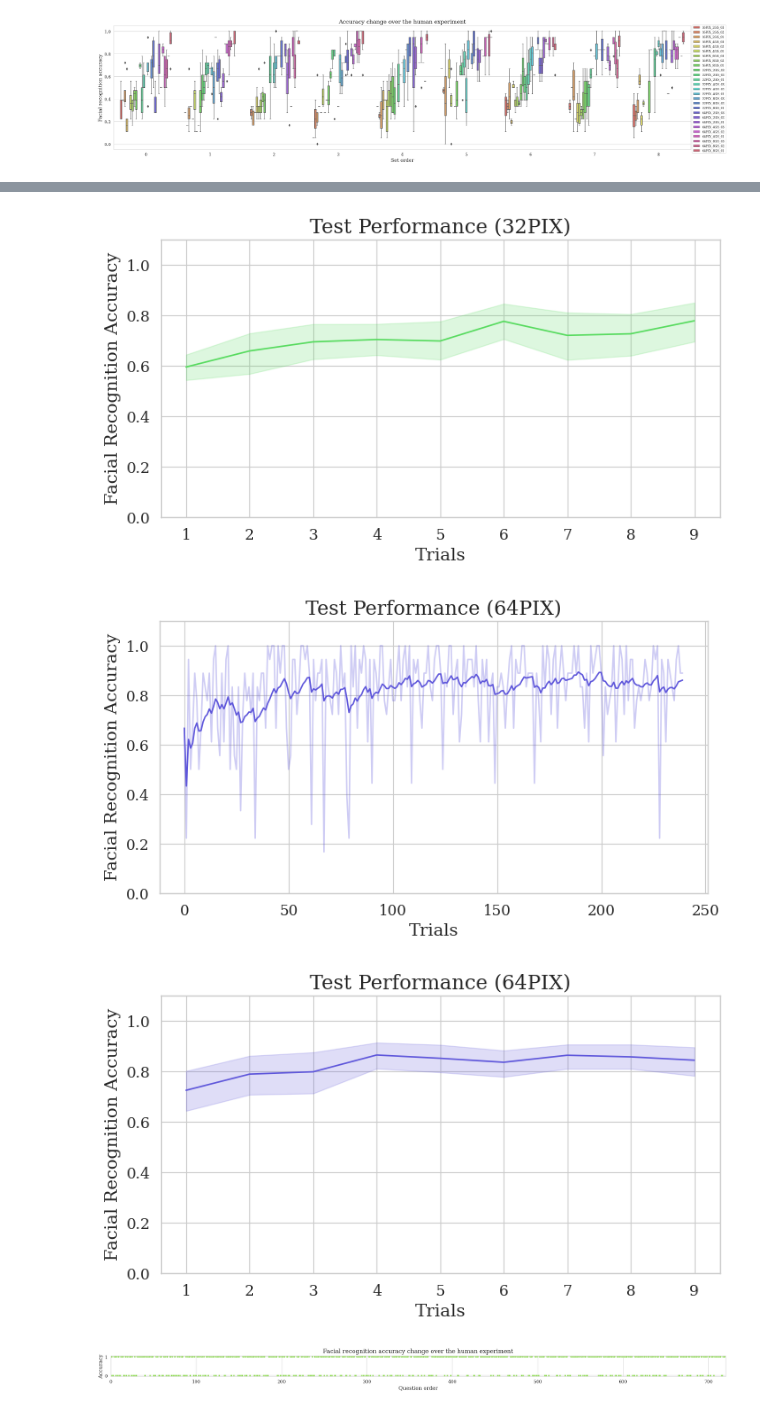
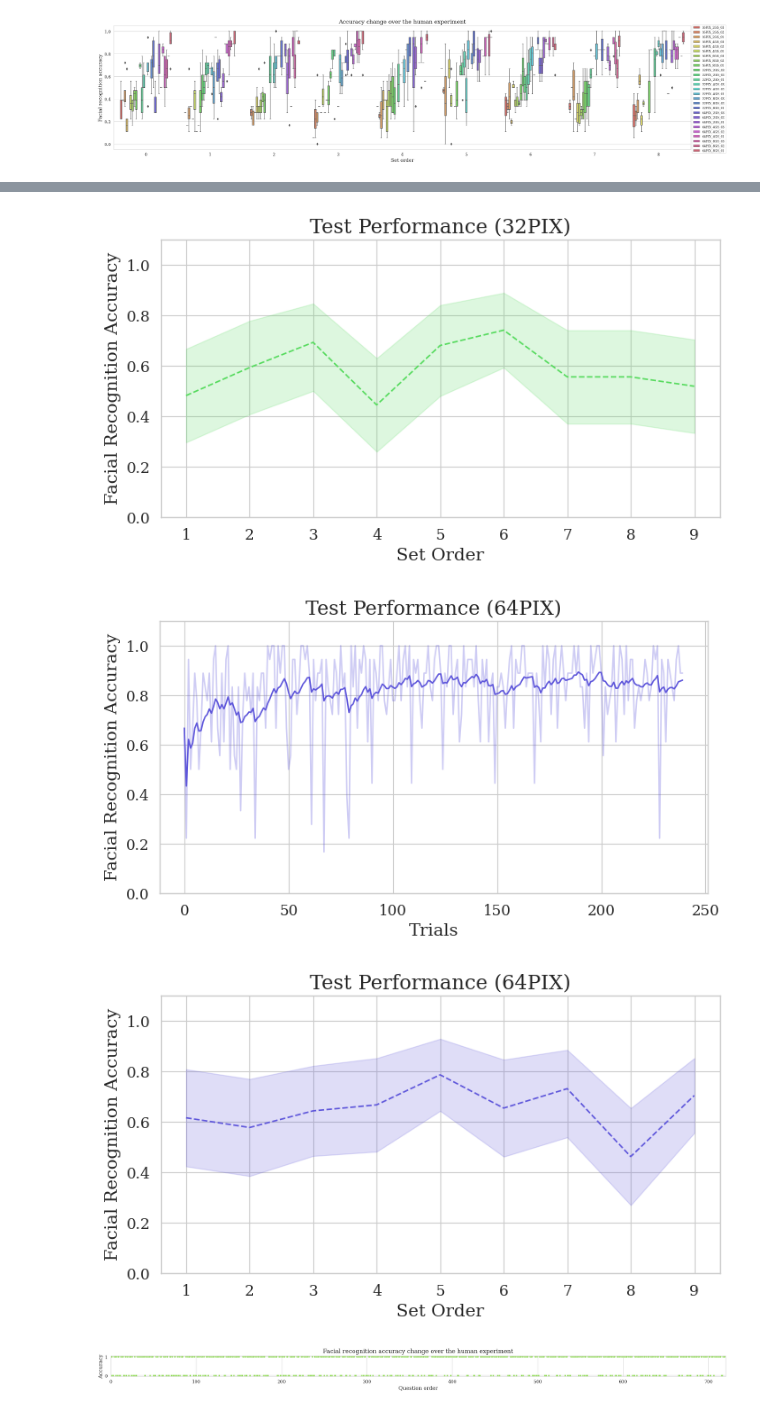
Before and after one commit to namin-an/BionicEye, a Jupyter notebook: Notebooks/Visualization.ipynb, the cells around one changed output, grey strips where cells are left out. Drawn from its saved outputs; the diff is of its cells as text; code cells hidden in the pictures.

```diff
--- a/Notebooks/Visualization.ipynb
+++ b/Notebooks/Visualization.ipynb
@@ -181,11 +200,3 @@ processed_human_df_T
 720 rows × 28 columns
 # %% [markdown]
 ### Model Results
-# %%
-self.model.eval()
-with torch.no_grad():
-    for i, (images, labels) in tqdm(enumerate(self.valid_loader), leave=False):
-        images, labels = images.to(self.device), labels.to(self.device)
-        pred_probs_full = self.model(images)
-        loss = self.loss_fn(pred_probs_full, labels)
-        _, pred_labels = torch.max(pred_probs_full, dim=-1)
@@ -246,9 +305,15 @@ plt.show()
 # %% [output]
 [figure]
 # %%
-sel_df = processed_human_df_T[sel_ppl]
+sel_df = hum_mod_df[sel_ppl + sel_mod]
+sel_df = sel_df.astype(float)
 corr = sel_df.corr()
 
+sns.set_context("paper", rc={"axes.titlesize":14,"axes.labelsize":9, "xtick.labelsize":9, "ytick.labelsize":9})
+
 sns.heatmap(corr, vmin=0.0, vmax=1.0, cmap=sns.color_palette('Spectral_r', as_cmap=True))
+plt.title('Correlation of Performances in Image-Level')
+plt.xlabel('Human subjects (H1-H18) and Model variations (M1-M18)')
+plt.ylabel('Human subjects (H1-H18) and Model variations (M1-M18)')
 plt.show()
 # %% [output]
@@ -256,9 +321,10 @@ plt.show()
 # %%
 # Draw test performance over trials to show the learning effect for each number of pixels
+sns.set_context("paper", rc={"axes.titlesize":16,"axes.labelsize":14, "xtick.labelsize":12, "ytick.labelsize":12})
 
 pix_lst = ['16PIX', '32PIX', '64PIX']
 for (i, pix) in enumerate(pix_lst):
-    pix_df = processed_human_df_T[processed_human_df_T['PIX'] == pix].reset_index()
+    pix_df = hum_mod_df[hum_mod_df['PIX'] == pix].reset_index()
     ema = pix_df['Mean'].ewm(alpha=0.1).mean().reset_index()
 
     plt.figure(figsize=(8, 4))
@@ -271,9 +337,12 @@ for (i, pix) in enumerate(pix_lst):
     plt.show()
 
     plt.figure(figsize=(8, 4))
-    sns.lineplot(x='Set', y='Mean', data=pix_df, color=sns.color_palette('hls', len(pix_lst))[i])
+    # Human average
+    # sns.lineplot(x='Set', y='Mean', data=pix_df, color=sns.color_palette('hls', len(pix_lst))[i])
+    # Machine average
+    sns.lineplot(x='Set', y='Mean_Model', data=pix_df, color=sns.color_palette('hls', len(pix_lst))[i], linestyle='--')
     plt.ylim([0, 1.1])
-    plt.xlabel('Trials')
+    plt.xlabel('Set Order')
     plt.ylabel('Facial Recognition Accuracy')
     plt.title(f'Test Performance ({pix})')
     plt.show()
@@ -283,7 +352,7 @@ for (i, pix) in enumerate(pix_lst):
 [figure]
-[figure, old version]
+[figure, new version]
 [figure]
-[figure, old version]
+[figure, new version]
 # %%
 # Draw accuracy values per set order
 plt.figure(figsize=(30, 1))
```
Also changed, not shown: parts of 6 cells of this notebook.
